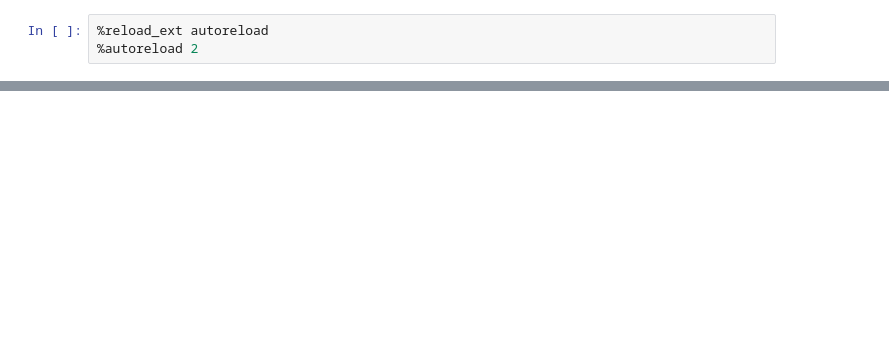
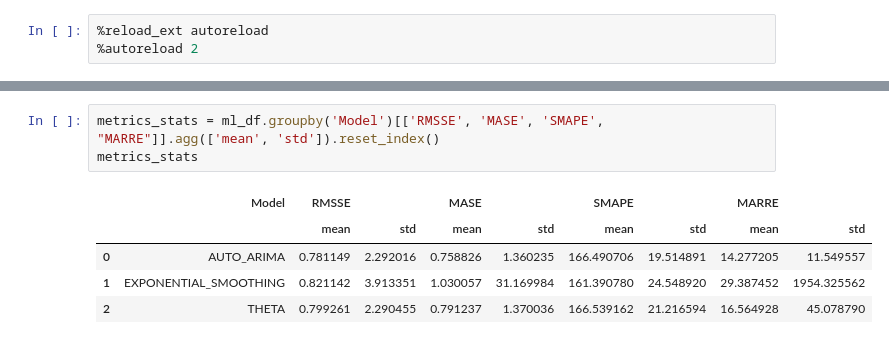
Before and after one commit to ygrepo/kaggle_favorita_grocery_sales_forecasting, a Jupyter notebook: notebook/benchmark_models.ipynb, the cells around one changed output, grey strips where cells are left out. Drawn from its saved outputs; the diff is of its cells as text; blank space fills up the shorter version.

```diff
--- a/notebook/benchmark_models.ipynb
+++ b/notebook/benchmark_models.ipynb
@@ -663,0 +35,9 @@ Name: 0, dtype: float64
+# %%
+metrics_stats = ml_df.groupby('Model')[['RMSSE', 'MASE', 'SMAPE', "MARRE"]].agg(['mean', 'std']).reset_index()
+metrics_stats
+# %% [output]
+|  | Model | RMSSE |  | MASE |  | SMAPE |  | MARRE |  |
+|  |  | mean | std | mean | std | mean | std | mean | std |
+| 0 | AUTO_ARIMA | 0.781149 | 2.292016 | 0.758826 | 1.360235 | 166.490706 | 19.514891 | 14.277205 | 11.549557 |
+| 1 | EXPONENTIAL_SMOOTHING | 0.821142 | 3.913351 | 1.030057 | 31.169984 | 161.390780 | 24.548920 | 29.387452 | 1954.325562 |
+| 2 | THETA | 0.799261 | 2.290455 | 0.791237 | 1.370036 | 166.539162 | 21.216594 | 16.564928 | 45.078790 |
```
Also changed, not shown: parts of 60 cells of this notebook, 2 other files.
